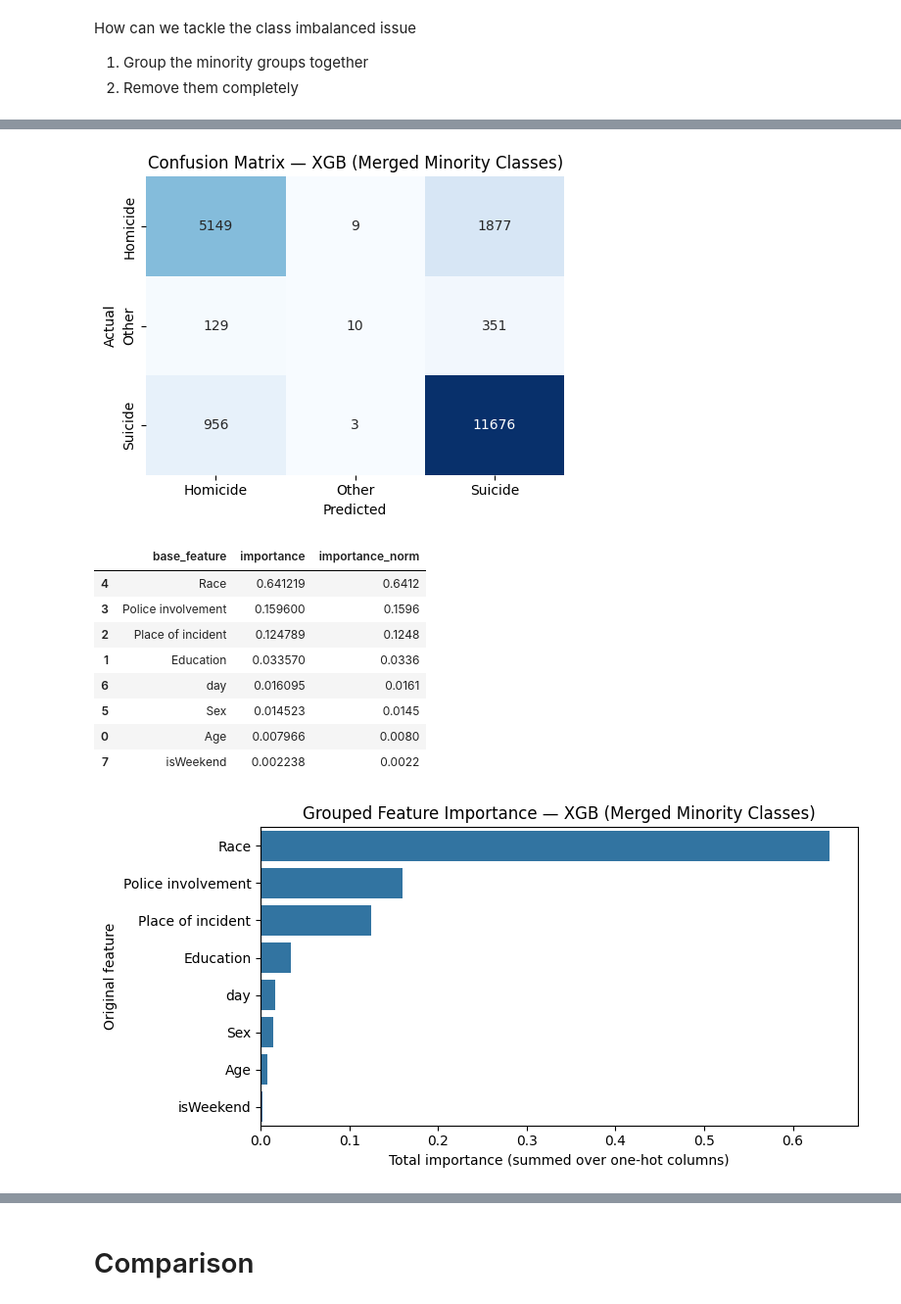
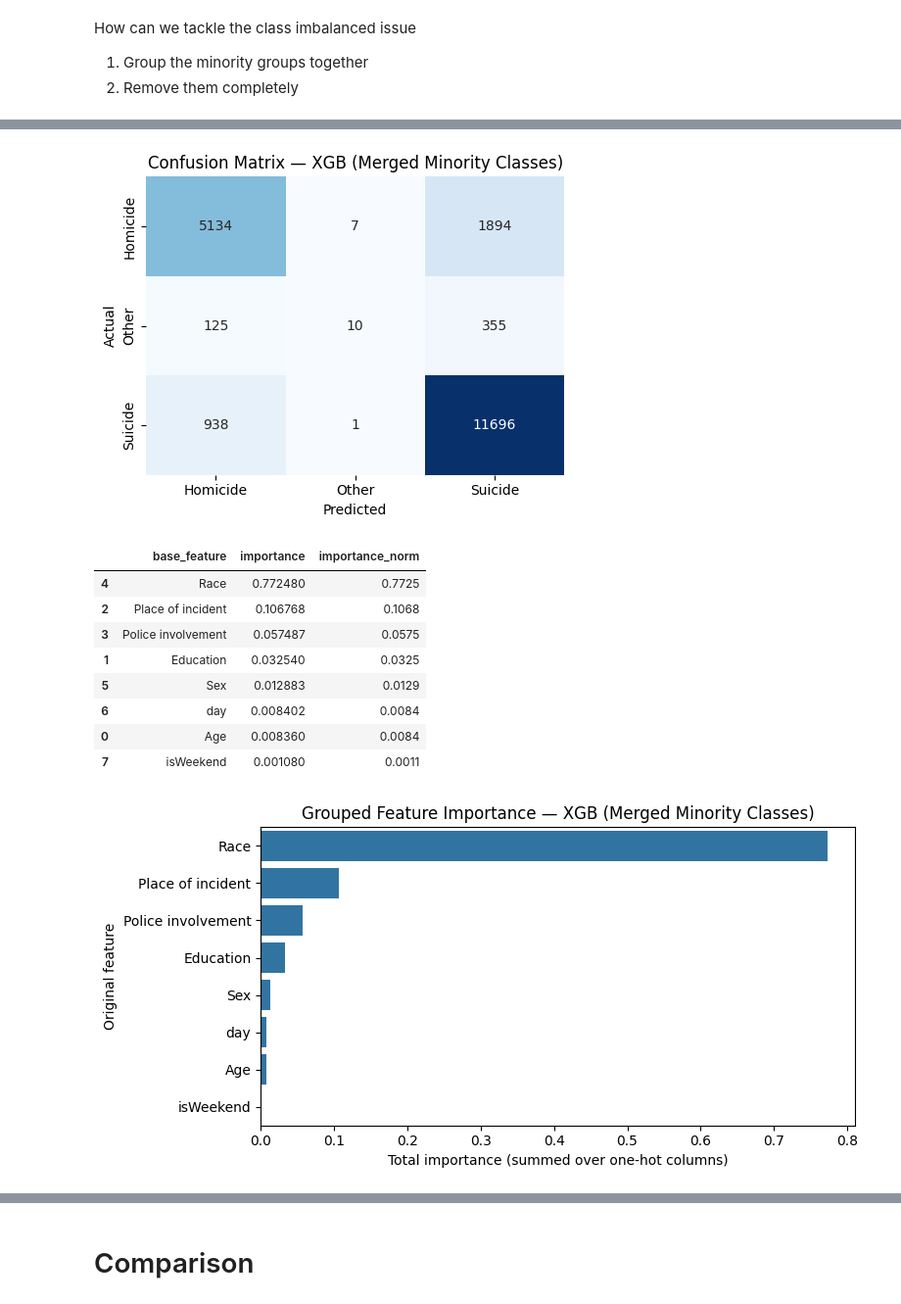
Before and after one commit to beckhamtoh/CS3244-Gun-Violence, a Jupyter notebook: notebooks/04_Classifying_reasons_for_gun_incidents.ipynb, the cells around one changed output, grey strips where cells are left out. Shown at 98% size. Saved outputs shown, nothing was run; the diff lists cells and outputs as text; code cells hidden in the pictures.

```diff
--- a/notebooks/04_Classifying_reasons_for_gun_incidents.ipynb
+++ b/notebooks/04_Classifying_reasons_for_gun_incidents.ipynb
@@ -937,11 +911,11 @@ knn_baseline = Pipeline([
     ))
 ])
 
-# --- Tuned KNN (k = 7) ---
+# --- Tuned KNN (k = 21) ---
 knn_tuned = Pipeline([
     ("preprocessor", preprocessor),
     ("classifier", KNeighborsClassifier(
-        n_neighbors=7,
+        n_neighbors=21,
         metric="manhattan",
         weights="uniform",
         n_jobs=-1
@@ -951,7 +925,7 @@ knn_tuned = Pipeline([
 # --- Evaluate both models ---
 results = []
 results.append(evaluate_model(knn_baseline, x_train, y_train, x_test, y_test, "Baseline KNN (k=3)"))
-results.append(evaluate_model(knn_tuned, x_train, y_train, x_test, y_test, "Tuned KNN (k=7)"))
+results.append(evaluate_model(knn_tuned, x_train, y_train, x_test, y_test, "Tuned KNN (k=21)"))
 
 # --- Create and display DataFrame ---
 df_knn_results = pd.DataFrame(results)
@@ -1446,7 +1420,7 @@ param_grid = {
 
 cv = StratifiedKFold(n_splits=3, shuffle=True, random_state=42)  # 3-fold for speed; use 5 if time permits
 scoring = {
-    "f1_macro": "f1_macro",
+    "f1_micro": "f1_micro",
     "accuracy": "accuracy",
     "balanced_accuracy": "balanced_accuracy"
 }
@@ -1455,7 +1429,7 @@ grid = GridSearchCV(
     estimator=rf_pipe,
     param_grid=param_grid,
     scoring=scoring,
-    refit="f1_macro",   # pick the model by macro-F1
+    refit="f1_micro",   # pick the model by macro-F1
     cv=cv,
     n_jobs=-1,
     verbose=1
@@ -1464,7 +1438,7 @@ grid = GridSearchCV(
 # ----- Run search -----
 grid.fit(x_train, y_train)
 print("Best params:", grid.best_params_)
-print(f"Best CV macro-F1: {grid.best_score_:.4f}")
+print(f"Best CV micro-F1: {grid.best_score_:.4f}")
 
 best_rf = grid.best_estimator_
 
@@ -1635,7 +1609,7 @@ param_dist = {
 cv = StratifiedKFold(n_splits=3, shuffle=True, random_state=42)
 
 scoring = {
-    "f1_macro": "f1_macro",
+    "f1_micro": "f1_micro",
     "accuracy": "accuracy",
     "balanced_accuracy": "balanced_accuracy",
 }
@@ -1645,7 +1619,7 @@ xgb_search = RandomizedSearchCV(
     param_distributions=param_dist,
     n_iter=20,                 # number of random combos to try
     scoring=scoring,
-    refit="f1_macro",          # pick best by macro-F1
+    refit="f1_micro",          # pick best by macro-F1
     cv=cv,
     n_jobs=-1,
     verbose=1,
@@ -1658,7 +1632,7 @@ xgb_search = RandomizedSearchCV(
 xgb_search.fit(x_train, y_train)
 
 print("Best params:", xgb_search.best_params_)
-print(f"Best CV macro-F1: {xgb_search.best_score_:.4f}")
+print(f"Best CV micro-F1: {xgb_search.best_score_:.4f}")
 
 best_xgb = xgb_search.best_estimator_
 
@@ -1741,8 +1715,8 @@ best_xgb = Pipeline([
         tree_method="hist",   # fast on CPU
         n_jobs=-1,
         random_state=42,
-        n_estimators=200,             # number of trees (can tune)
-        learning_rate=0.2,            # step size shrinkage
+        n_estimators=100,             # number of trees (can tune)
+        learning_rate=0.1,            # step size shrinkage
         max_depth=6
     )),
 ])
@@ -1754,8 +1728,8 @@ best_xgb.fit(x_train, y_train)
 best_rf = Pipeline([
     ("preprocessor", preprocessor),
     ("classifier", RandomForestClassifier(
-        n_estimators=400,        # number of trees
-        max_depth=10,          # allow trees to grow fully
+        n_estimators=200,        # number of trees
+        max_depth=20,          # allow trees to grow fully
         class_weight="balanced", # handle class imbalance
         random_state=42,
         n_jobs=-1                # use all CPU cores
@@ -2253,9 +2311,9 @@ y_test_enc  = le.transform(y_test)
 
 # ----- XGBoost (use your tuned params) -----
 xgb_merged = XGBClassifier(
-    n_estimators=200,
+    n_estimators=100,
     max_depth=6,
-    learning_rate=0.2,
+    learning_rate=0.1,
     objective="multi:softprob",
     eval_metric="mlogloss",
     tree_method="hist",
@@ -2445,12 +2503,12 @@ Other       0.024
 weighted avg       0.83      0.84      0.82     20160
 [figure]
 |  | base_feature | importance | importance_norm |
-| 4 | Race | 0.641219 | 0.6412 |
-| 3 | Police involvement | 0.159600 | 0.1596 |
-| 2 | Place of incident | 0.124789 | 0.1248 |
-| 1 | Education | 0.033570 | 0.0336 |
-| 6 | day | 0.016095 | 0.0161 |
-| 5 | Sex | 0.014523 | 0.0145 |
-| 0 | Age | 0.007966 | 0.0080 |
-| 7 | isWeekend | 0.002238 | 0.0022 |
+| 4 | Race | 0.772480 | 0.7725 |
+| 2 | Place of incident | 0.106768 | 0.1068 |
+| 3 | Police involvement | 0.057487 | 0.0575 |
+| 1 | Education | 0.032540 | 0.0325 |
+| 5 | Sex | 0.012883 | 0.0129 |
+| 6 | day | 0.008402 | 0.0084 |
+| 0 | Age | 0.008360 | 0.0084 |
+| 7 | isWeekend | 0.001080 | 0.0011 |
-[figure, old version]
+[figure, new version]
```
Also changed, not shown: parts of 19 cells of this notebook.
